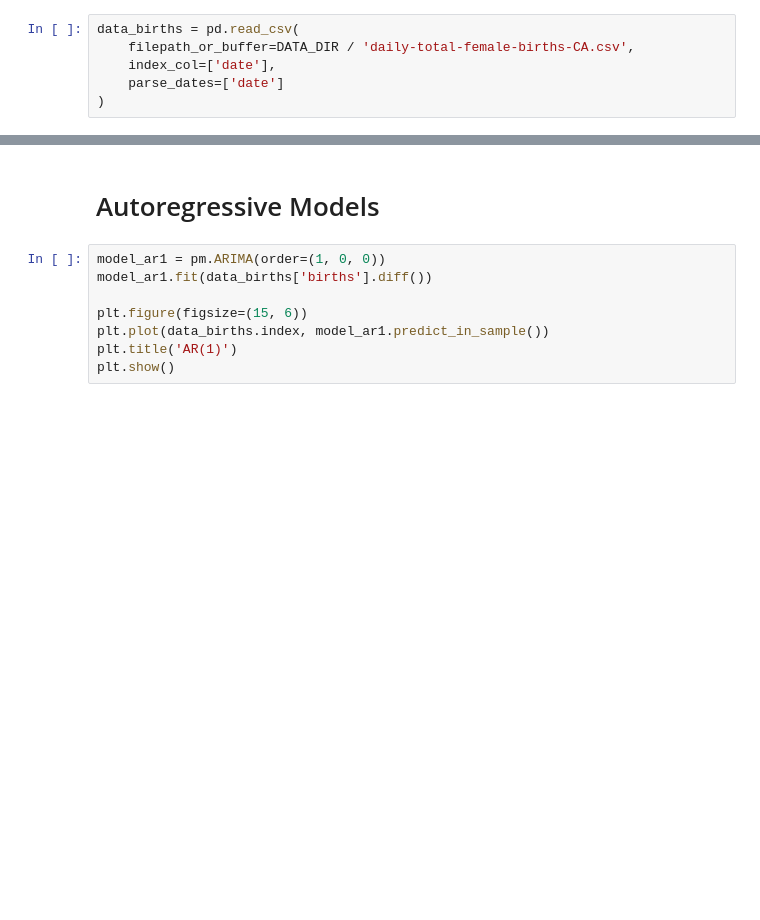
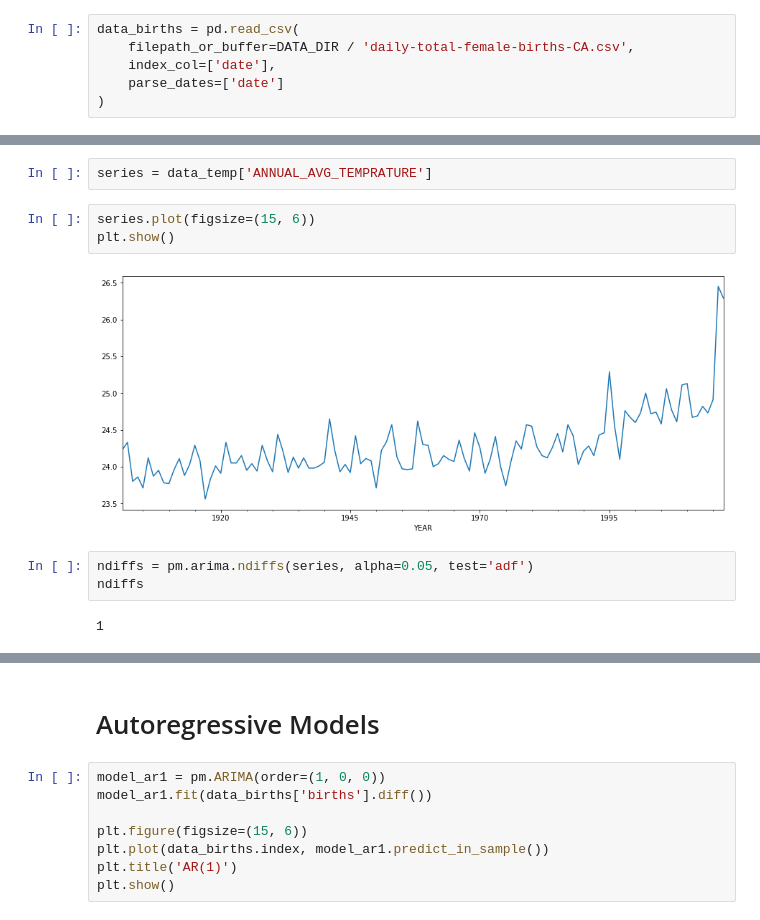
Before and after one commit to rjafarau/hands-on-time-series-analysis-python, a Jupyter notebook: source/CH04_Regression_Extension_Techniques_For_Time_Series_Data.ipynb, the cells around one changed output, grey strips where cells are left out. Drawn from its saved outputs; the diff is of its cells as text; blank space fills up the shorter version.

```diff
--- a/source/CH04_Regression_Extension_Techniques_For_Time_Series_Data.ipynb
+++ b/source/CH04_Regression_Extension_Techniques_For_Time_Series_Data.ipynb
@@ -22,0 +62,12 @@ data_births = pd.read_csv(
+# %%
+series = data_temp['ANNUAL_AVG_TEMPRATURE']
+# %%
+series.plot(figsize=(15, 6))
+plt.show()
+# %% [output]
+[figure, added]
+# %%
+ndiffs = pm.arima.ndiffs(series, alpha=0.05, test='adf')
+ndiffs
+# %% [output]
+1
```
Also changed, not shown: parts of 14 cells of this notebook.
